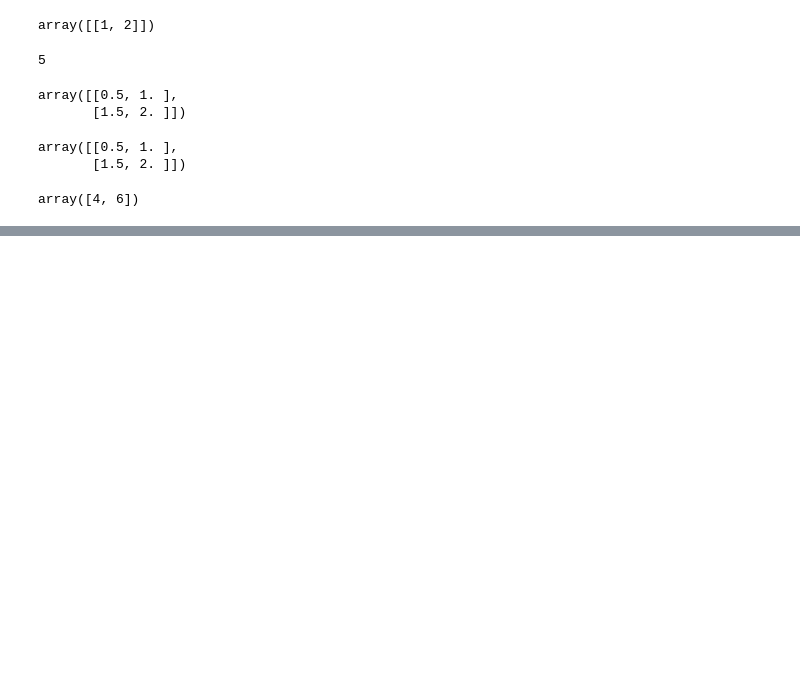
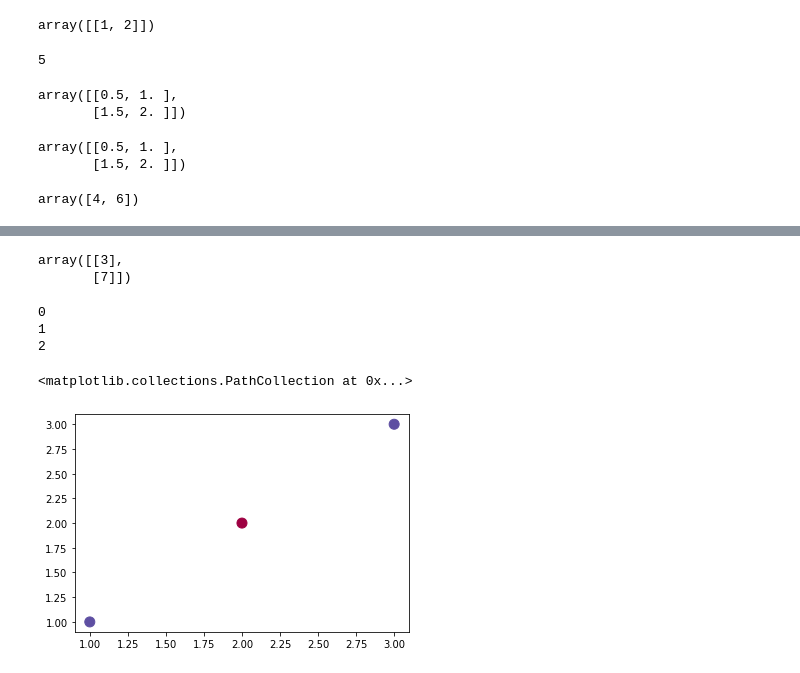
Before and after one commit to Newbit13/demo, a Jupyter notebook: ml/python_study/study_numpy.ipynb, the cells around one changed output, grey strips where cells are left out. Drawn from its saved outputs; the diff is of its cells as text; code cells hidden in the pictures; blank space fills up the shorter version.

```diff
--- a/ml/python_study/study_numpy.ipynb
+++ b/ml/python_study/study_numpy.ipynb
@@ -114,0 +115,13 @@ array([[0.67150936, 0.09787035, 0.35424007],
+# %%
+np.sum(np.array(((1,2),(3,4))),axis = 1,keepdims=True) #keepdims=True如果省略会变成数组
+# %% [output]
+array([[3],
+       [7]])
+# %%
+l = np.array([1,2,3])
+for i,v in enumerate(l):
+    print(i)
+# %% [output]
+0
+1
+2
@@ -114,0 +133,5 @@ array([[0.67150936, 0.09787035, 0.35424007],
+# %%
+plt.scatter([1,2,3], [1,2,3], c=[1,0,1], s=100, cmap=plt.cm.Spectral)  #(x,y,color,s=圆点大小,camp=点的主题色)
+# %% [output]
+<matplotlib.collections.PathCollection at 0x...>
+[figure, added]
```
Also changed, not shown: parts of 5 cells of this notebook, 13 other files.
